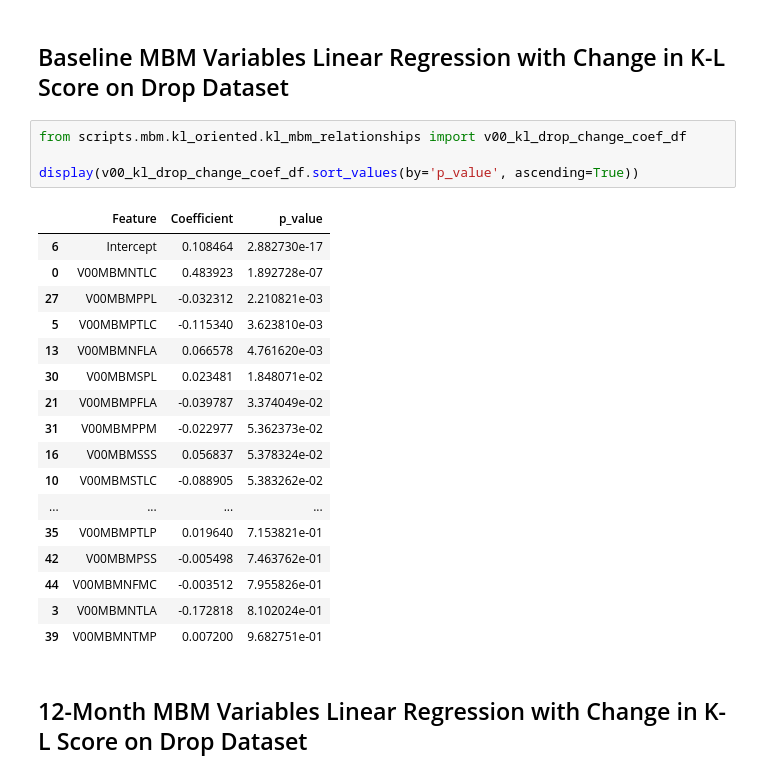
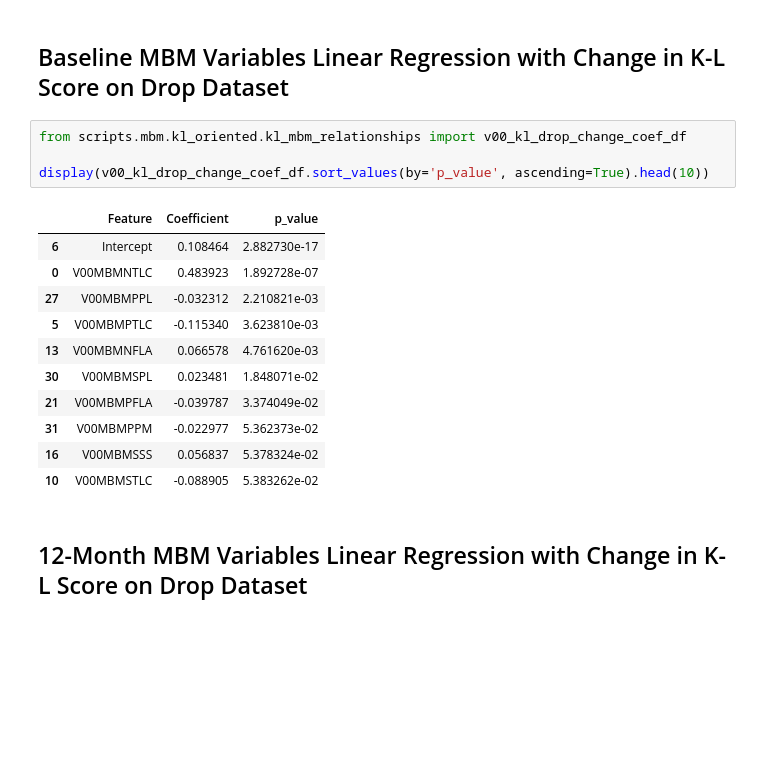
Before and after one commit to Mitch-Jones0507/MSc_OAI_Project, a Jupyter notebook: notebook/kl_oriented/kl_mbm_relationships.ipynb, the cells around one changed output. Drawn from its saved outputs; the diff is of its cells as text; blank space fills up the shorter version.

```diff
--- a/notebook/kl_oriented/kl_mbm_relationships.ipynb
+++ b/notebook/kl_oriented/kl_mbm_relationships.ipynb
@@ -84,25 +66,19 @@ display(v01_v03_kl_drop_coef_df.sort_values(by='p_value', ascending=True))
 # %%
 from scripts.mbm.kl_oriented.kl_mbm_relationships import v00_kl_drop_change_coef_df
 
-display(v00_kl_drop_change_coef_df.sort_values(by='p_value', ascending=True))
+display(v00_kl_drop_change_coef_df.sort_values(by='p_value', ascending=True).head(10))
 # %% [output]
 |  | Feature | Coefficient | p_value |
 | 6 | Intercept | 0.108464 | 2.882730e-17 |
 | 0 | V00MBMNTLC | 0.483923 | 1.892728e-07 |
 | 27 | V00MBMPPL | -0.032312 | 2.210821e-03 |
 | 5 | V00MBMPTLC | -0.115340 | 3.623810e-03 |
 | 13 | V00MBMNFLA | 0.066578 | 4.761620e-03 |
 | 30 | V00MBMSPL | 0.023481 | 1.848071e-02 |
 | 21 | V00MBMPFLA | -0.039787 | 3.374049e-02 |
 | 31 | V00MBMPPM | -0.022977 | 5.362373e-02 |
 | 16 | V00MBMSSS | 0.056837 | 5.378324e-02 |
 | 10 | V00MBMSTLC | -0.088905 | 5.383262e-02 |
-| ... | ... | ... | ... |
-| 35 | V00MBMPTLP | 0.019640 | 7.153821e-01 |
-| 42 | V00MBMPSS | -0.005498 | 7.463762e-01 |
-| 44 | V00MBMNFMC | -0.003512 | 7.955826e-01 |
-| 3 | V00MBMNTLA | -0.172818 | 8.102024e-01 |
-| 39 | V00MBMNTMP | 0.007200 | 9.682751e-01 |
 # %% [markdown]
 ## 12-Month MBM Variables Linear Regression with Change in K-L Score on Drop Dataset
 # %%
```
Also changed, not shown: parts of 19 cells of this notebook, 21 other files.
